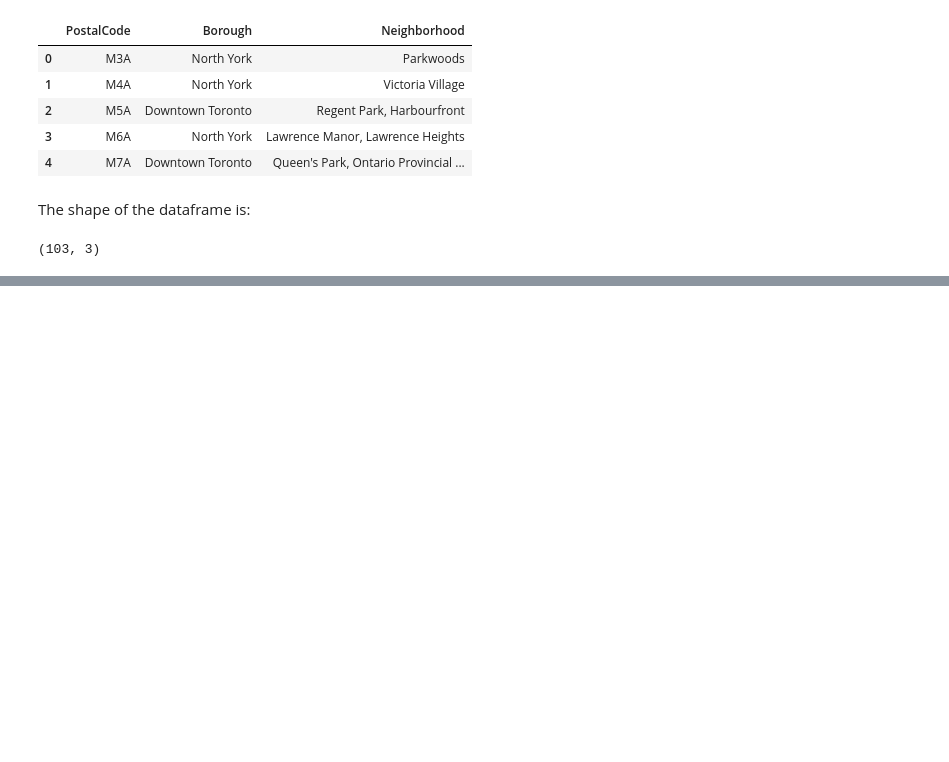
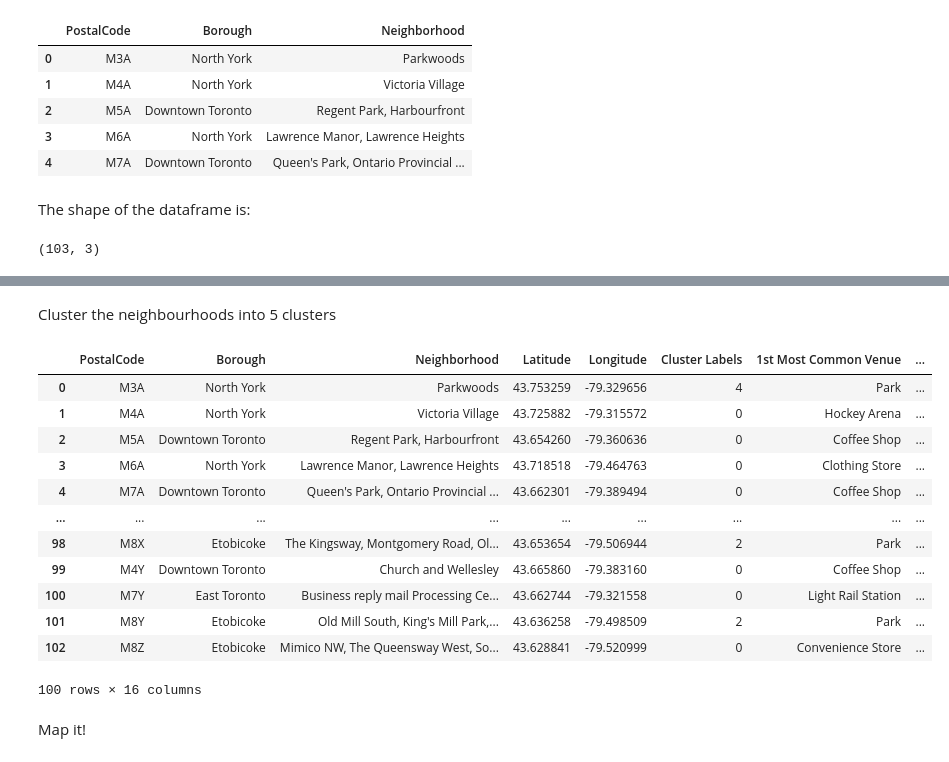
Before and after one commit to sam-gaffney/IBM-Professional-Certificate-Data-Science, a Jupyter notebook: Clustering Toronto.ipynb, the cells around one changed output, grey strips where cells are left out. Saved outputs shown, nothing was run; the diff lists cells and outputs as text; code cells hidden in the pictures; blank space fills up the shorter version.

Commit message:
Updated to add clustering

```diff
--- a/Clustering Toronto.ipynb
+++ b/Clustering Toronto.ipynb
@@ -55,0 +233,23 @@ df.shape
+# %%
+import numpy as np
+
+num_top_venues = 10
+
+indicators = ['st', 'nd', 'rd']
+
+# create columns according to number of top venues
+columns = ['Neighborhood']
+for ind in np.arange(num_top_venues):
+    try:
+        columns.append('{}{} Most Common Venue'.format(ind+1, indicators[ind]))
+    except:
+        columns.append('{}th Most Common Venue'.format(ind+1))
+
+# create a new dataframe
+neighborhoods_venues_sorted = pd.DataFrame(columns=columns)
+neighborhoods_venues_sorted['Neighborhood'] = toronto_grouped['Neighborhood']
+
+for ind in np.arange(toronto_grouped.shape[0]):
+    neighborhoods_venues_sorted.iloc[ind, 1:] = return_most_common_venues(toronto_grouped.iloc[ind, :], num_top_venues)
+
+neighborhoods_venues_sorted.head()
@@ -55,0 +263,40 @@ df.shape
+# %% [markdown]
+Cluster the neighbourhoods into 5 clusters
+# %%
+from sklearn.cluster import KMeans
+
+# set number of clusters
+kclusters = 5
+
+toronto_grouped_clustering = toronto_grouped.drop('Neighborhood', 1)
+
+# run k-means clustering
+kmeans = KMeans(n_clusters=kclusters, random_state=0).fit(toronto_grouped_clustering)
+
+# add clustering labels
+#neighborhoods_venues_sorted.insert(0, 'Cluster Labels', kmeans.labels_)
+
+toronto_merged = final_frame
+
+# merge manhattan_grouped with manhattan_data to add latitude/longitude for each neighborhood
+toronto_merged = toronto_merged.join(neighborhoods_venues_sorted.set_index('Neighborhood'), on='Neighborhood')
+toronto_merged.dropna(inplace=True)
+
+toronto_merged['Cluster Labels'] = toronto_merged['Cluster Labels'].astype(int)
+toronto_merged # check the last columns!
+# %% [output]
+|  | PostalCode | Borough | Neighborhood | Latitude | Longitude | Cluster Labels | 1st Most Common Venue | ... |
+| 0 | M3A | North York | Parkwoods | 43.753259 | -79.329656 | 4 | Park | ... |
+| 1 | M4A | North York | Victoria Village | 43.725882 | -79.315572 | 0 | Hockey Arena | ... |
+| 2 | M5A | Downtown Toronto | Regent Park, Harbourfront | 43.654260 | -79.360636 | 0 | Coffee Shop | ... |
+| 3 | M6A | North York | Lawrence Manor, Lawrence Heights | 43.718518 | -79.464763 | 0 | Clothing Store | ... |
+| 4 | M7A | Downtown Toronto | Queen's Park, Ontario Provincial ... | 43.662301 | -79.389494 | 0 | Coffee Shop | ... |
+| ... | ... | ... | ... | ... | ... | ... | ... | ... |
+| 98 | M8X | Etobicoke | The Kingsway, Montgomery Road, Ol... | 43.653654 | -79.506944 | 2 | Park | ... |
+| 99 | M4Y | Downtown Toronto | Church and Wellesley | 43.665860 | -79.383160 | 0 | Coffee Shop | ... |
+| 100 | M7Y | East Toronto | Business reply mail Processing Ce... | 43.662744 | -79.321558 | 0 | Light Rail Station | ... |
+| 101 | M8Y | Etobicoke | Old Mill South, King's Mill Park,... | 43.636258 | -79.498509 | 2 | Park | ... |
+| 102 | M8Z | Etobicoke | Mimico NW, The Queensway West, So... | 43.628841 | -79.520999 | 0 | Convenience Store | ... |
+100 rows × 16 columns
+# %% [markdown]
+Map it!
```
Also changed, not shown: parts of 17 cells of this notebook.
